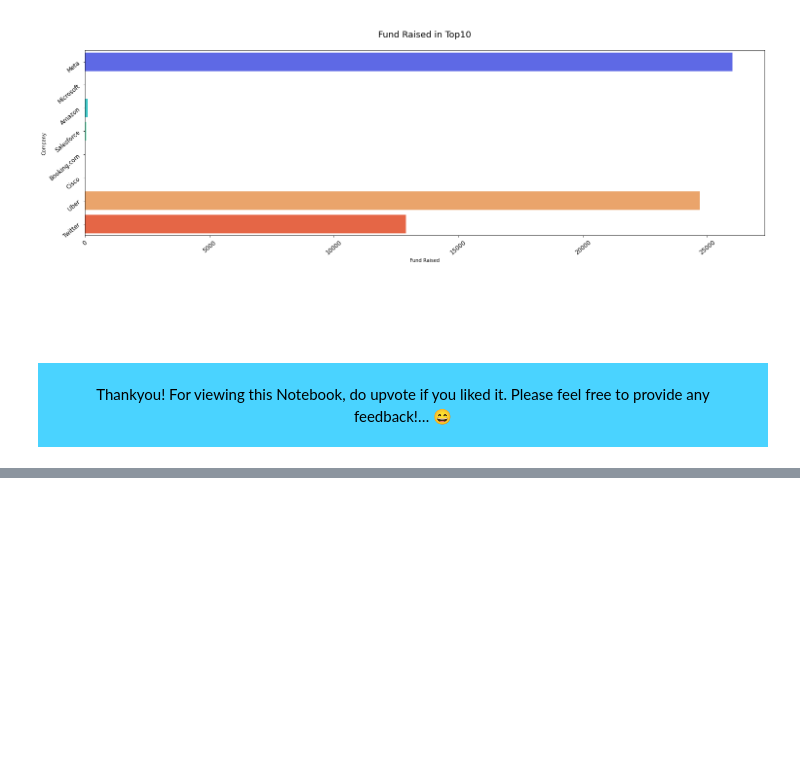
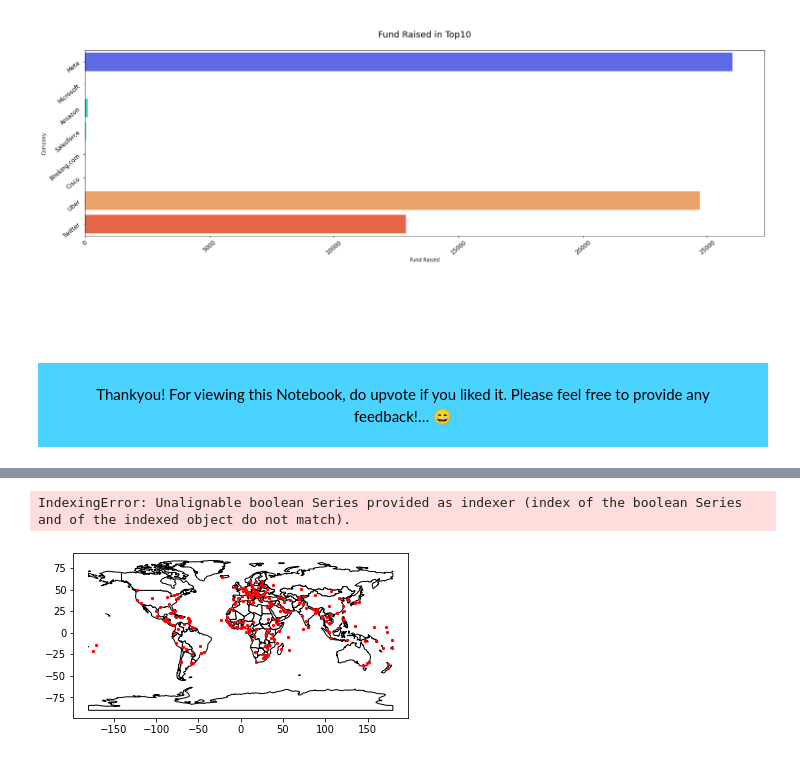
Before and after one commit to dasdebjeet/data_science, a Jupyter notebook: kaggle_practice/layoff-data/EDA_on_layoffs_dataset2023.ipynb, the cells around one changed output, grey strips where cells are left out. Saved outputs shown, nothing was run; the diff lists cells and outputs as text; code cells hidden in the pictures; blank space fills up the shorter version.

Commit message:
Updated -- Updated Layoffs Dataset in kaggle practice

```diff
--- a/kaggle_practice/layoff-data/EDA_on_layoffs_dataset2023.ipynb
+++ b/kaggle_practice/layoff-data/EDA_on_layoffs_dataset2023.ipynb
@@ -413,0 +409,3 @@ NameError: name 'plt' is not defined
+# %%
+cities = geopandas.read_file(geopandas.datasets.get_path('naturalearth_cities'))
+cities
@@ -413,0 +426,17 @@ NameError: name 'plt' is not defined
+# %%
+cities.loc[world_df['name'] == 'Seattle']
+# %% [output]
+IndexingError: Unalignable boolean Series provided as indexer (index of the boolean Series and of the indexed object do not match).
+# %%
+import matplotlib.pyplot as plt
+
+fig, ax = plt.subplots()
+
+
+ax.set_aspect('equal')
+world_df.plot(ax=ax, color='white', edgecolor='black')
+cities.plot(ax=ax, marker='o', color='red', markersize=5)
+
+plt.show()
+# %% [output]
+[figure, added]
```
Also changed, not shown: parts of 5 cells of this notebook.
